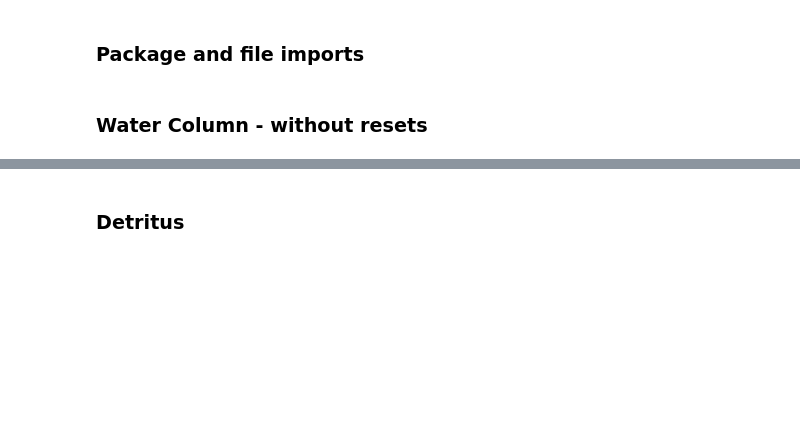
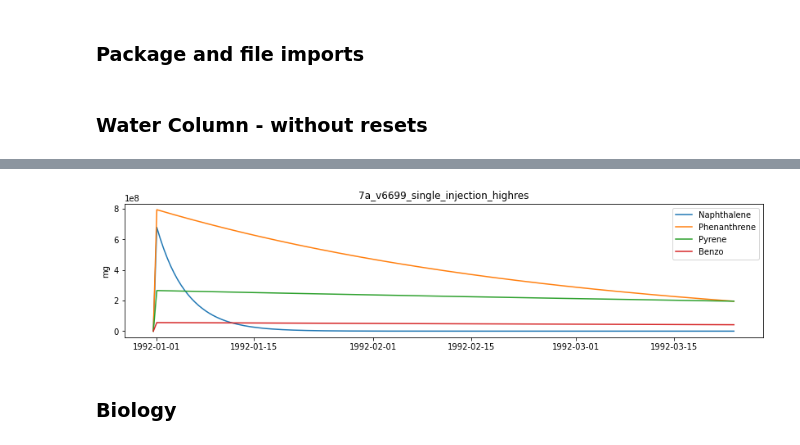
Before and after one commit to SS-Atlantis/analysis-raisha, a Jupyter notebook: notebooks/SSAM-contam-highres.ipynb, the cells around one changed output, grey strips where cells are left out. Drawn from its saved outputs; the diff is of its cells as text; code cells hidden in the pictures; blank space fills up the shorter version.

```diff
--- a/notebooks/SSAM-contam-highres.ipynb
+++ b/notebooks/SSAM-contam-highres.ipynb
@@ -55,2 +29,3 @@ control = xr.open_dataset(str(control_file), decode_cf=True)
 # %%
-time_c = np.ma.filled(control.variables['t'], np.nan)
+for scenario in scenario_datasets:
+    time = np.ma.filled(scenario.variables['t'], np.nan)
@@ -65,2 +31,0 @@ test3= xr.open_dataset(str(test3_path), decode_cf=True)
-# %%
-time = np.ma.filled(test.variables['t'], np.nan)
@@ -75,14 +32,19 @@ testlabels = ['unmodified, phytop uptake only','prop-code modified']
+# %%
+scenario_labels = []
+for path in scenario_paths:
+    scenario_labels.append(path.parent.stem)
 # %%
-def plot_pah(scenario, times, label):
-    fig, ax = plt.subplots(figsize = (14,3))
-    for pah in groups.pahs:
-        contam_tbl = np.ma.filled(scenario.variables[pah], np.nan)
-        volume_tbl = np.ma.filled(scenario.volume, np.nan)
-        contam_mass_tbl = contam_tbl * volume_tbl
-        contam_mass_tb = contam_mass_tbl.sum(axis=2)
-        contam_mass_t = contam_mass_tb.sum(axis=1)
-
-        ax.plot(times, contam_mass_t[0:times.size])
-    ax.legend(groups.pahs)
-    ax.set_ylabel('mg PAH')
-    ax.set_title(label)
+def plot_group(group, scenario_datasets, scenario_paths):
+    for scenario, path in zip(scenario_datasets, scenario_paths):
+        fig, ax = plt.subplots(figsize = (14,3))
+        nm = path.parent.stem
+        for variable in group:
+            contam_tbl = np.ma.filled(scenario.variables[variable], np.nan)
+            volume_tbl = np.ma.filled(scenario.volume, np.nan)
+            contam_mass_tbl = contam_tbl * volume_tbl
+            contam_mass_tb = contam_mass_tbl.sum(axis=2)
+            contam_mass_t = contam_mass_tb.sum(axis=1)
+            ax.plot(time[0:167], contam_mass_t[0:167])
+        ax.legend(group,  loc='upper left')
+        ax.set_ylabel('mg')
+        ax.set_title(nm)
@@ -98,2 +79,6 @@ for test, name in zip (scenarios, labels):
+# %%
+plot_group(groups.pahs, scenario_datasets, scenario_paths)
+# %% [output]
+[figure, added]
 # %% [markdown]
-### Detritus
+### Biology
```
Also changed, not shown: parts of 33 cells of this notebook.
